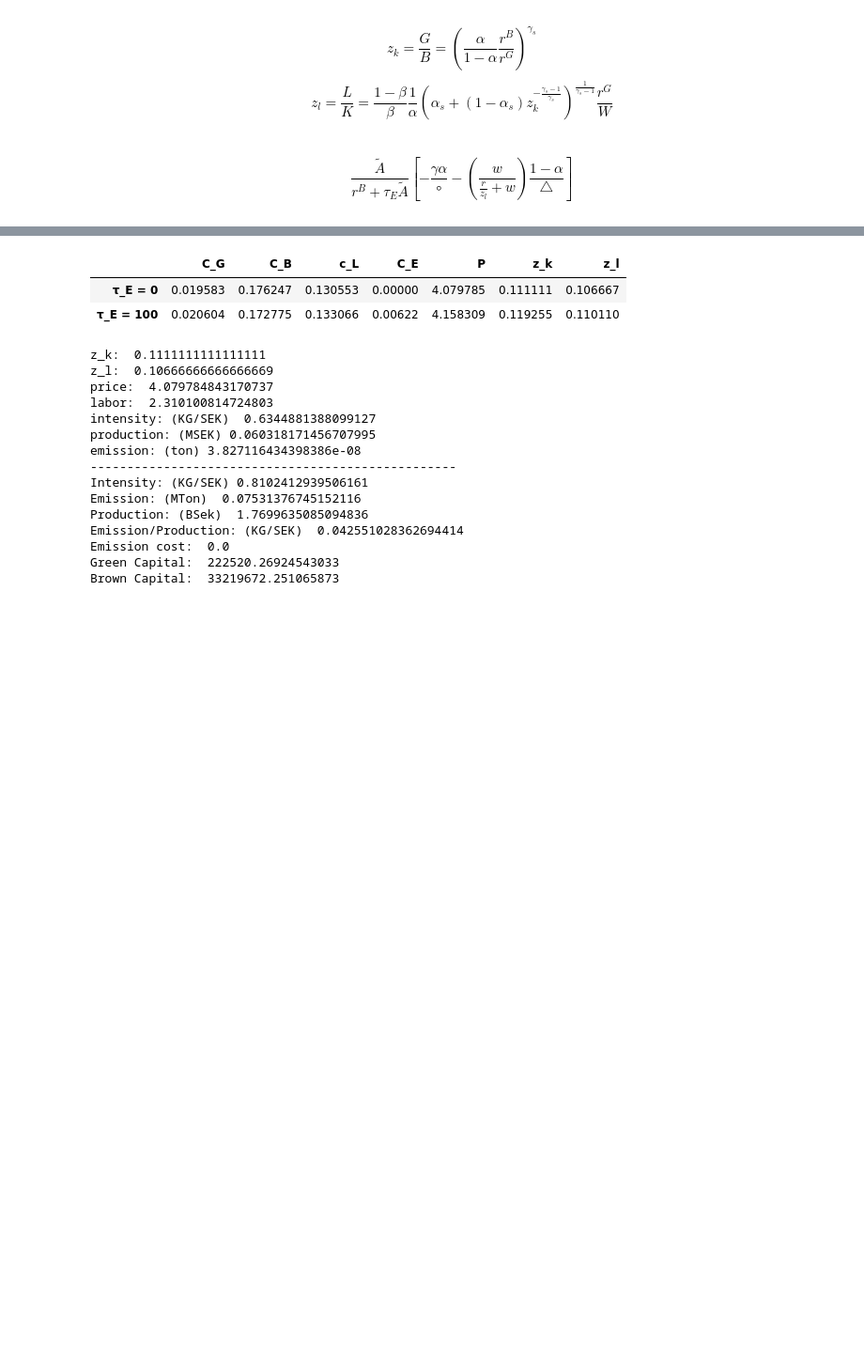
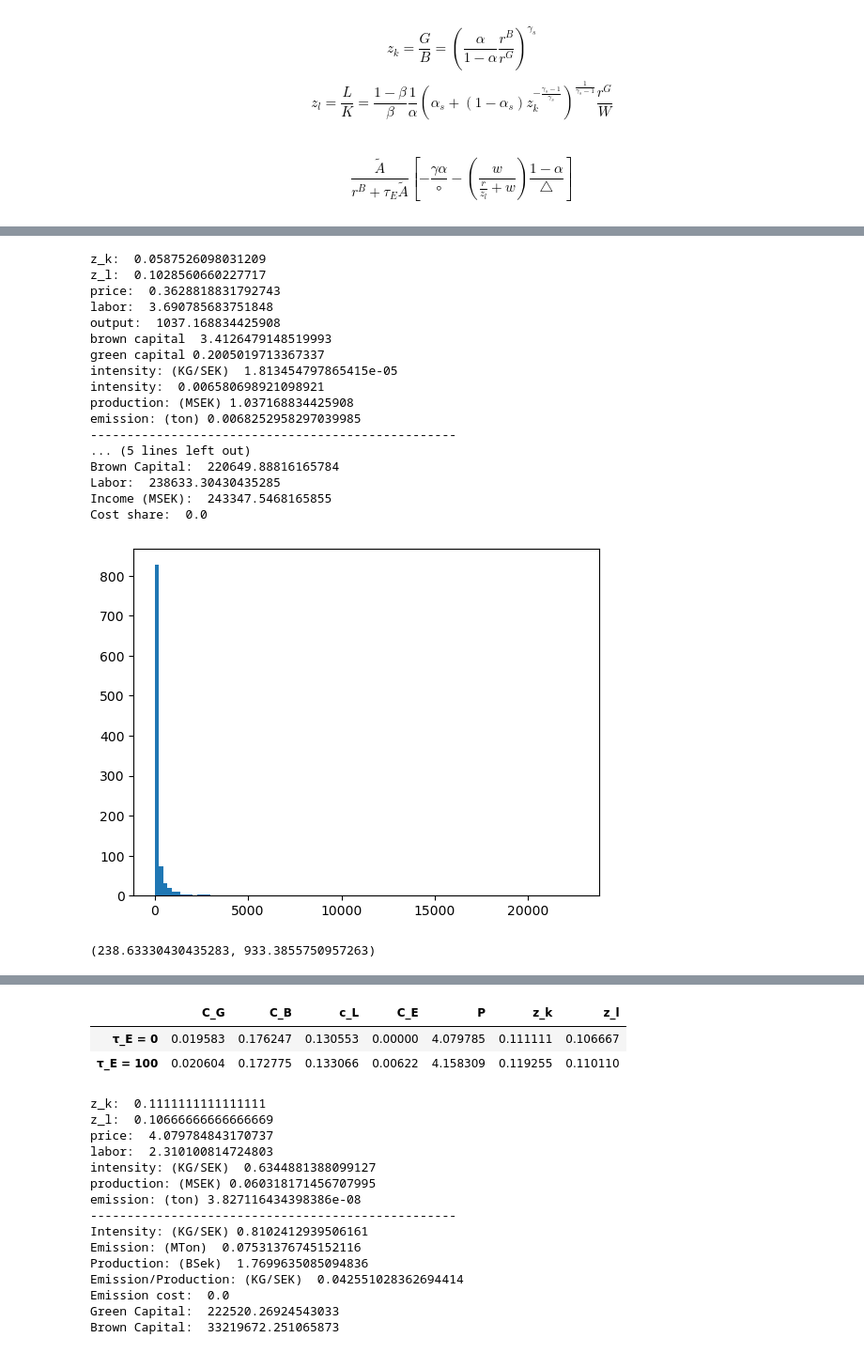
Before and after one commit to mortezaaghajanzadeh/Resource-Reallocation, a Jupyter notebook: code/test.ipynb, the cells around one changed output, grey strips where cells are left out. Shown at 94% size. Saved outputs shown, nothing was run; the diff lists cells and outputs as text; code cells hidden in the pictures; blank space fills up the shorter version.

```diff
--- a/code/test.ipynb
+++ b/code/test.ipynb
@@ -90,0 +93,67 @@ df
+# %%
+parameters = {
+    'β': 0.6,
+    'γ':2.58,
+    'α': 0.25,
+    'A_hat':1.1,
+    'A_tilde': 0.002,
+    'μ': 0,
+    'θ': 1,
+    'η': np.inf,
+    'σ': 5,
+    'r_b': 0.05,
+    'green_premium': 0,
+    'w': .500, # MSEK
+    'τ_E': 0,# per ton
+    'n': int(1e3),
+    'sd': 0.65,
+    }
+z_k,z_l,l,Y,p,g, b = ratios_gen(parameters)
+print("z_k: ",z_k,"\nz_l: ",z_l,"\nprice: ",p,"\nlabor: ",l,"\noutput: ",Y,"\nbrown capital ",b,"\ngreen capital",g)
+print("intensity: (KG/SEK) ",parameters['A_tilde']*b / p / Y)
+print("intensity: ",function_intensity(parameters['A_tilde'],parameters['A_hat'],parameters['α'],parameters['γ'],z_l,z_k,parameters['β']))
+print("production: (MSEK)",production_function(parameters['A_hat'],parameters['β'],z_l,l))
+print("emission: (ton)",function_intensity(parameters['A_tilde'],parameters['A_hat'],parameters['α'],parameters['γ'],z_l,z_k,parameters['β']) * production_function(parameters['A_hat'],parameters['β'],z_l,l))
+
+##
+print("-"*50)
+##
+
+res = simulate_firms(parameters)
+emission, production, intensity, G_c, B_c,l = res[0],res[1],res[2],res[5],res[6],res[7]
+income,cost_share = res[8],res[9]
+emission_cost = res[4]
+print("Intensity: (KG/SEK)",intensity)
+print("Emission: (MTon) ",emission/1e6)
+print("Emission/Production: (KG/SEK) ",emission/production * 1e3)
+print("Emission cost: ",sum(emission_cost))
+print("Green Capital: ",sum(G_c))
+print("Brown Capital: ",sum(B_c))
+print("Labor: ",sum(l))
+print("Income (MSEK): ",sum(income)/1e2)
+print("Cost share: ",sum(cost_share)/len(cost_share))
+#hist plot
+plt.figure()
+plt.hist(l,bins=100)
+plt.show()
+np.array(l).mean(),np.array(l).std()
+# %% [output]
+z_k:  0.0587526098031209
+z_l:  0.1028560660227717
+price:  0.3628818831792743
+labor:  3.690785683751848
+output:  1037.168834425908
+brown capital  3.4126479148519993
+green capital 0.2005019713367337
+intensity: (KG/SEK)  1.813454797865415e-05
+intensity:  0.006580698921098921
+production: (MSEK) 1.037168834425908
+emission: (ton) 0.0068252958297039985
+--------------------------------------------------
+... (5 lines left out)
+Brown Capital:  220649.88816165784
+Labor:  238633.30430435285
+Income (MSEK):  243347.5468165855
+Cost share:  0.0
+[figure, added]
+(238.63330430435283, 933.3855750957263)
```
Also changed, not shown: parts of 3 cells of this notebook, 25 other files.
